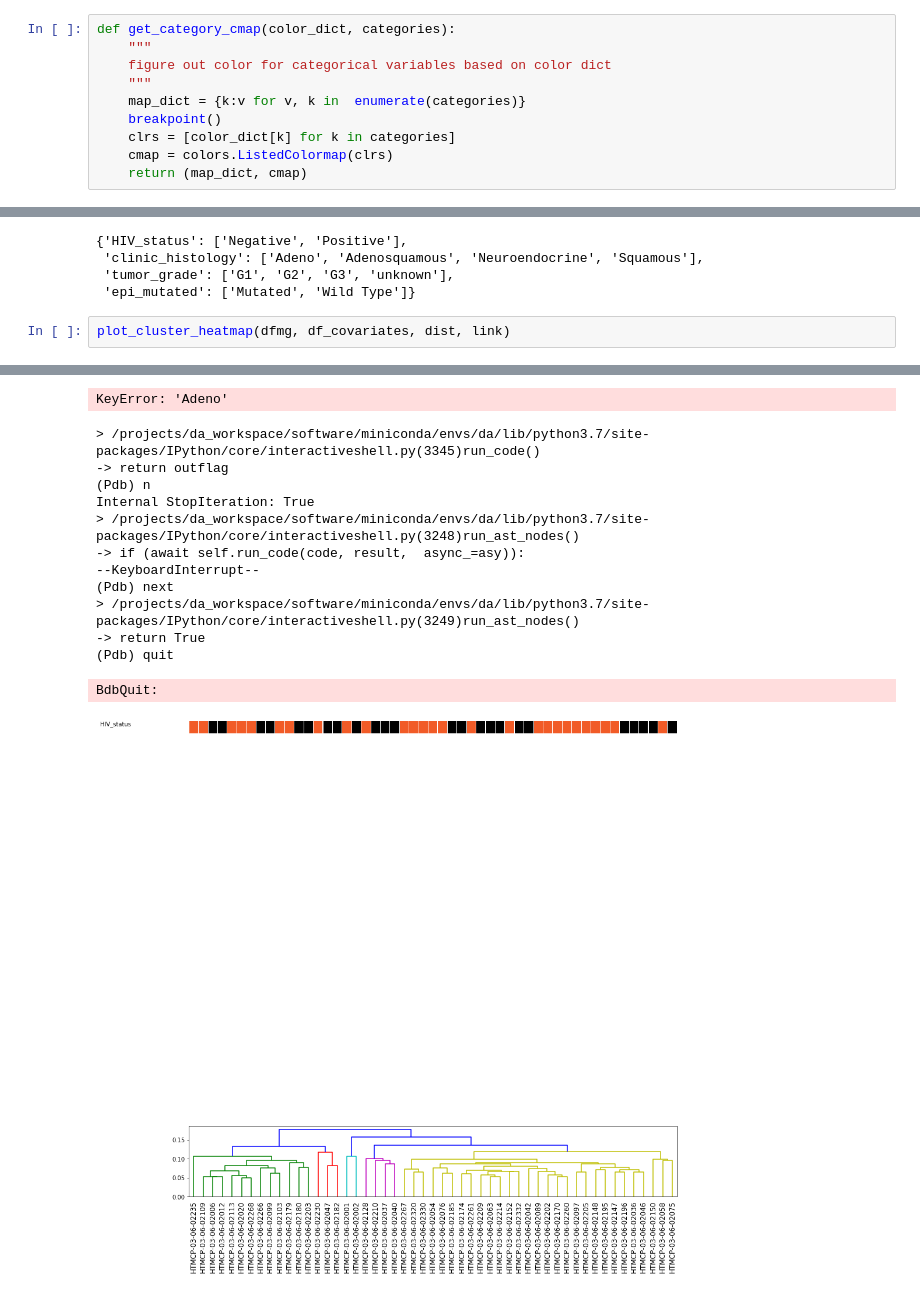
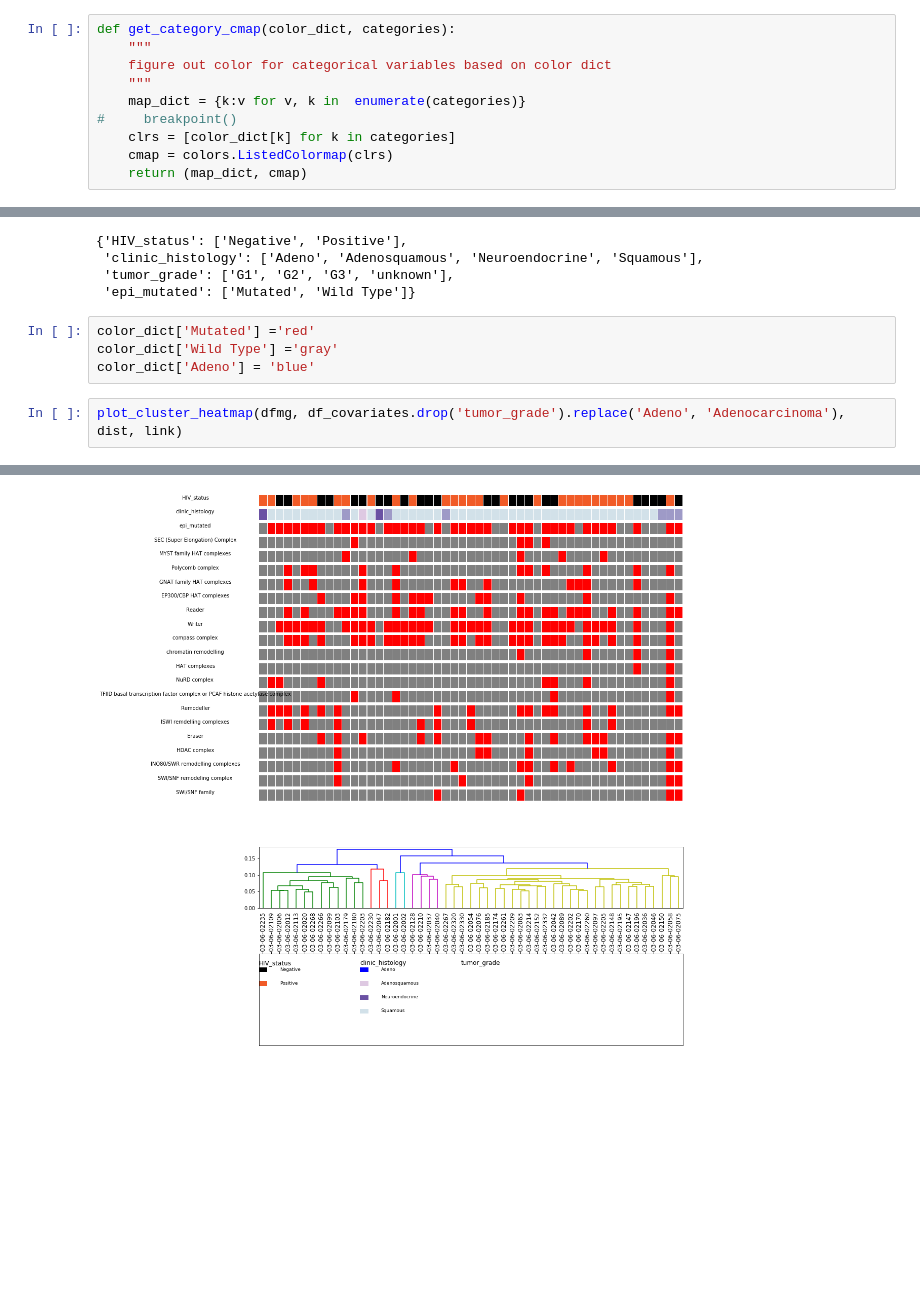
Before and after one commit to stuartzong/genome_science, a Jupyter notebook: clustering_20200306.ipynb, the cells around one changed output, grey strips where cells are left out. Saved outputs shown, nothing was run; the diff lists cells and outputs as text; blank space fills up the shorter version.

```diff
--- a/clustering_20200306.ipynb
+++ b/clustering_20200306.ipynb
@@ -122,7 +122,7 @@ def get_category_cmap(color_dict, categories):
     figure out color for categorical variables based on color dict
     """
     map_dict = {k:v for v, k in  enumerate(categories)}
-    breakpoint()
+#     breakpoint()
     clrs = [color_dict[k] for k in categories]
     cmap = colors.ListedColormap(clrs)
     return (map_dict, cmap)
@@ -322,6 +322,10 @@ covariate_dict
  'clinic_histology': ['Adeno', 'Adenosquamous', 'Neuroendocrine', 'Squamous'],
  'tumor_grade': ['G1', 'G2', 'G3', 'unknown'],
  'epi_mutated': ['Mutated', 'Wild Type']}
+# %%
+color_dict['Mutated'] ='red'
+color_dict['Wild Type'] ='gray'
+color_dict['Adeno'] = 'blue'
 # %%
-plot_cluster_heatmap(dfmg, df_covariates, dist, link)
+plot_cluster_heatmap(dfmg, df_covariates.drop('tumor_grade').replace('Adeno', 'Adenocarcinoma'), dist, link)
 # %% [output]
@@ -345,14 +333 @@ plot_cluster_heatmap(dfmg, df_covariates, dist, link)
-KeyError: 'Adeno'
-> /projects/da_workspace/software/miniconda/envs/da/lib/python3.7/site-packages/IPython/core/interactiveshell.py(3345)run_code()
--> return outflag
-(Pdb) n
-Internal StopIteration: True
-> /projects/da_workspace/software/miniconda/envs/da/lib/python3.7/site-packages/IPython/core/interactiveshell.py(3248)run_ast_nodes()
--> if (await self.run_code(code, result,  async_=asy)):
---KeyboardInterrupt--
-(Pdb) next
-> /projects/da_workspace/software/miniconda/envs/da/lib/python3.7/site-packages/IPython/core/interactiveshell.py(3249)run_ast_nodes()
--> return True
-(Pdb) quit
-BdbQuit:
-[figure, old version]
+[figure, new version]
```
Also changed, not shown: parts of 1 cell of this notebook, 2 other files.
